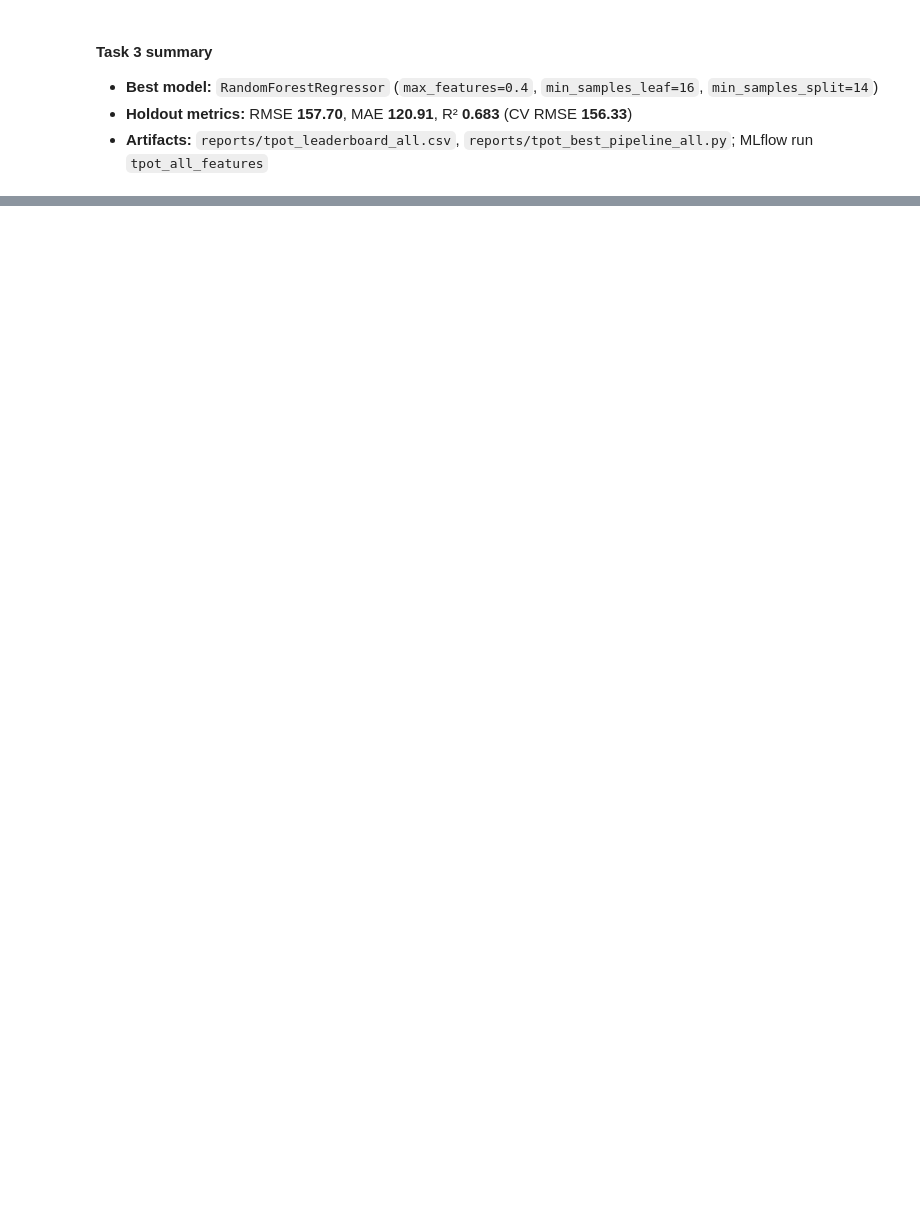
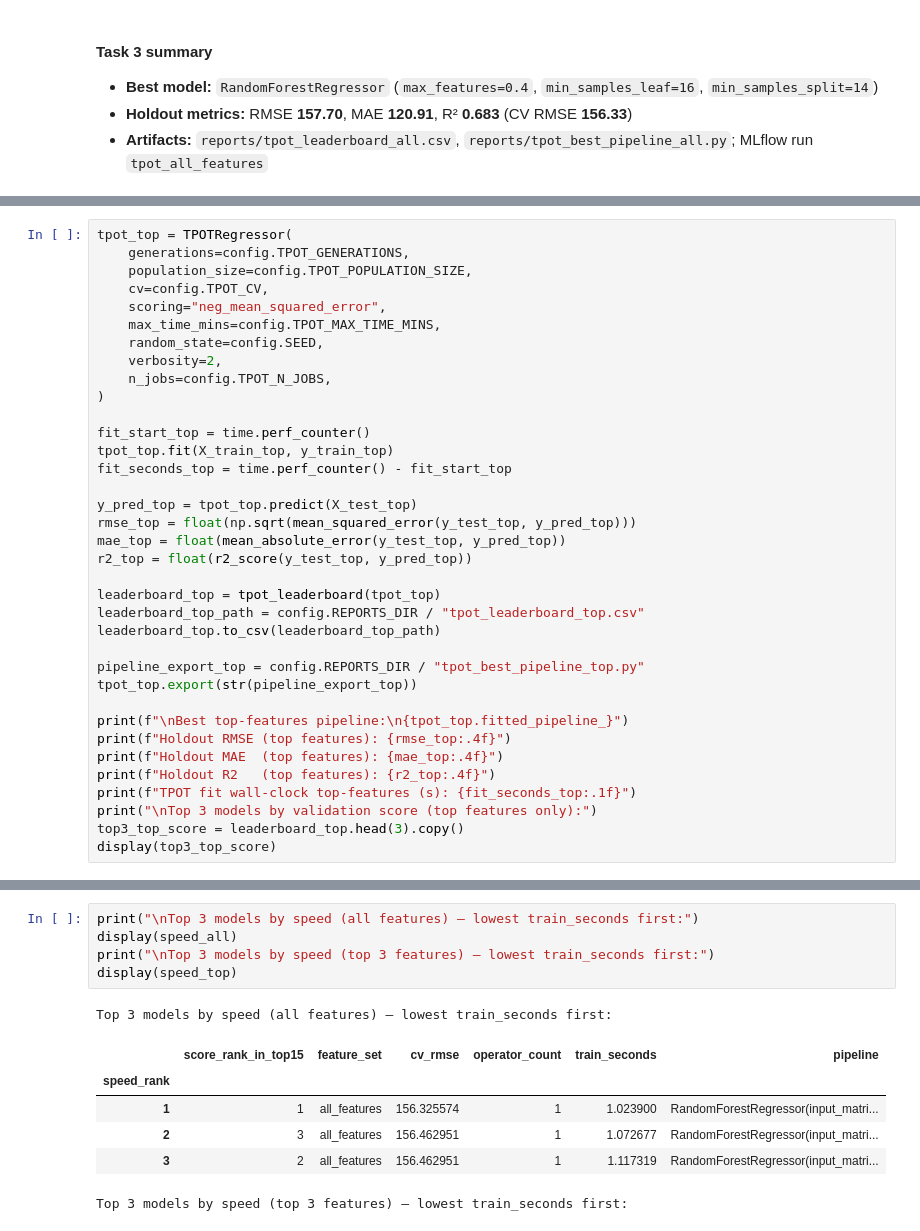
Before and after one commit to collin-k/mlops_assign3, a Jupyter notebook: notebooks/tpot_automl.ipynb, the cells around one changed output, grey strips where cells are left out. Saved outputs shown, nothing was run; the diff lists cells and outputs as text; blank space fills up the shorter version.

```diff
--- a/notebooks/tpot_automl.ipynb
+++ b/notebooks/tpot_automl.ipynb
@@ -308,0 +393,36 @@ Primary validation metric (holdout RMSE): 157.6968
+# %%
+tpot_top = TPOTRegressor(
+    generations=config.TPOT_GENERATIONS,
+    population_size=config.TPOT_POPULATION_SIZE,
+    cv=config.TPOT_CV,
+    scoring="neg_mean_squared_error",
+    max_time_mins=config.TPOT_MAX_TIME_MINS,
+    random_state=config.SEED,
+    verbosity=2,
+    n_jobs=config.TPOT_N_JOBS,
+)
+
+fit_start_top = time.perf_counter()
+tpot_top.fit(X_train_top, y_train_top)
+fit_seconds_top = time.perf_counter() - fit_start_top
+
+y_pred_top = tpot_top.predict(X_test_top)
+rmse_top = float(np.sqrt(mean_squared_error(y_test_top, y_pred_top)))
+mae_top = float(mean_absolute_error(y_test_top, y_pred_top))
+r2_top = float(r2_score(y_test_top, y_pred_top))
+
+leaderboard_top = tpot_leaderboard(tpot_top)
+leaderboard_top_path = config.REPORTS_DIR / "tpot_leaderboard_top.csv"
+leaderboard_top.to_csv(leaderboard_top_path)
+
+pipeline_export_top = config.REPORTS_DIR / "tpot_best_pipeline_top.py"
+tpot_top.export(str(pipeline_export_top))
+
+print(f"\nBest top-features pipeline:\n{tpot_top.fitted_pipeline_}")
+print(f"Holdout RMSE (top features): {rmse_top:.4f}")
+print(f"Holdout MAE  (top features): {mae_top:.4f}")
+print(f"Holdout R2   (top features): {r2_top:.4f}")
+print(f"TPOT fit wall-clock top-features (s): {fit_seconds_top:.1f}")
+print("\nTop 3 models by validation score (top features only):")
+top3_top_score = leaderboard_top.head(3).copy()
+display(top3_top_score)
@@ -308,0 +622,13 @@ Primary validation metric (holdout RMSE): 157.6968
+# %%
+print("\nTop 3 models by speed (all features) — lowest train_seconds first:")
+display(speed_all)
+print("\nTop 3 models by speed (top 3 features) — lowest train_seconds first:")
+display(speed_top)
+# %% [output]
+Top 3 models by speed (all features) — lowest train_seconds first:
+|  | score_rank_in_top15 | feature_set | cv_rmse | operator_count | train_seconds | pipeline |
+| speed_rank |  |  |  |  |  |  |
+| 1 | 1 | all_features | 156.325574 | 1 | 1.023900 | RandomForestRegressor(input_matri... |
+| 2 | 3 | all_features | 156.462951 | 1 | 1.072677 | RandomForestRegressor(input_matri... |
+| 3 | 2 | all_features | 156.462951 | 1 | 1.117319 | RandomForestRegressor(input_matri... |
+Top 3 models by speed (top 3 features) — lowest train_seconds first:
```
Also changed, not shown: parts of 17 cells of this notebook, 1 other file.
